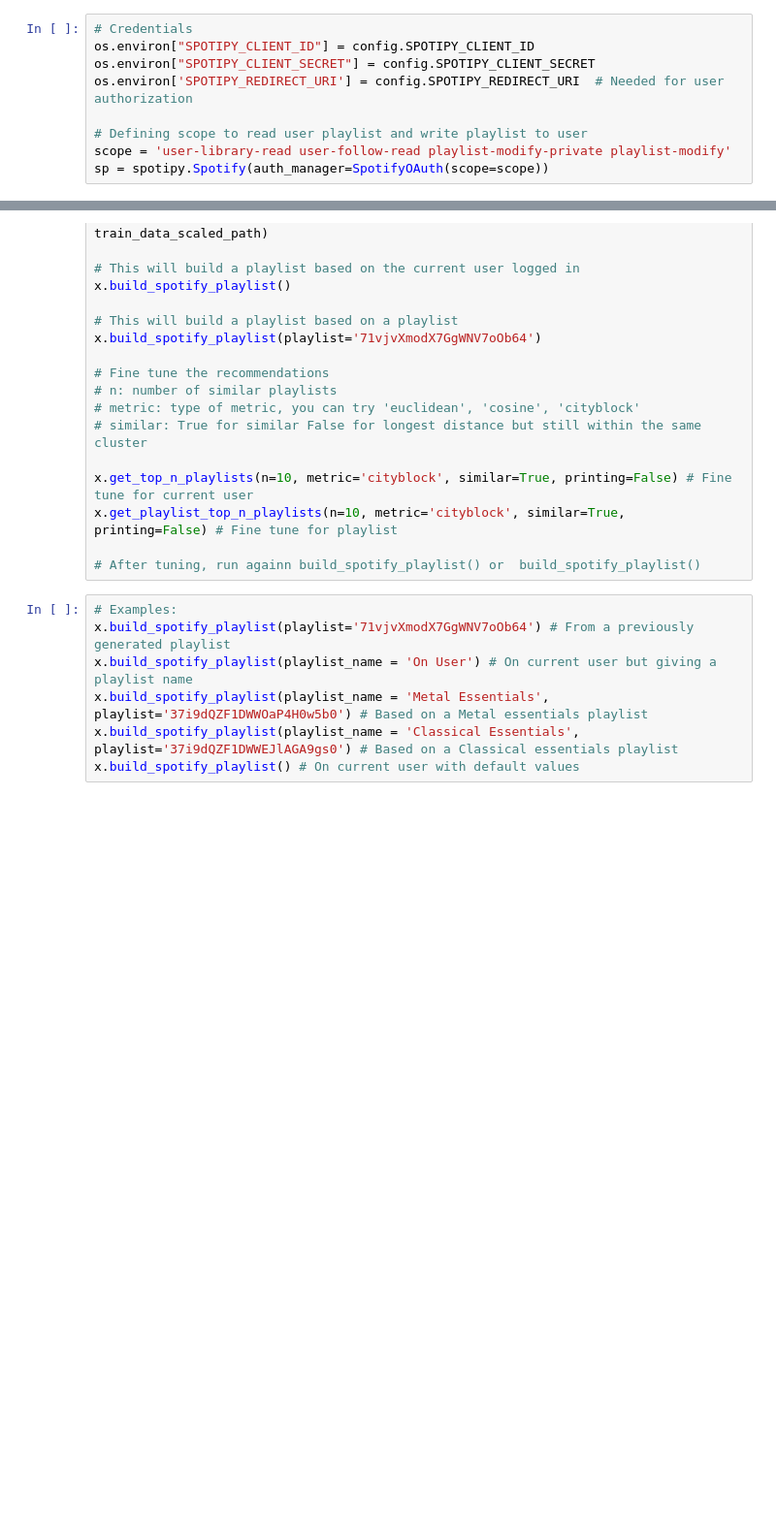
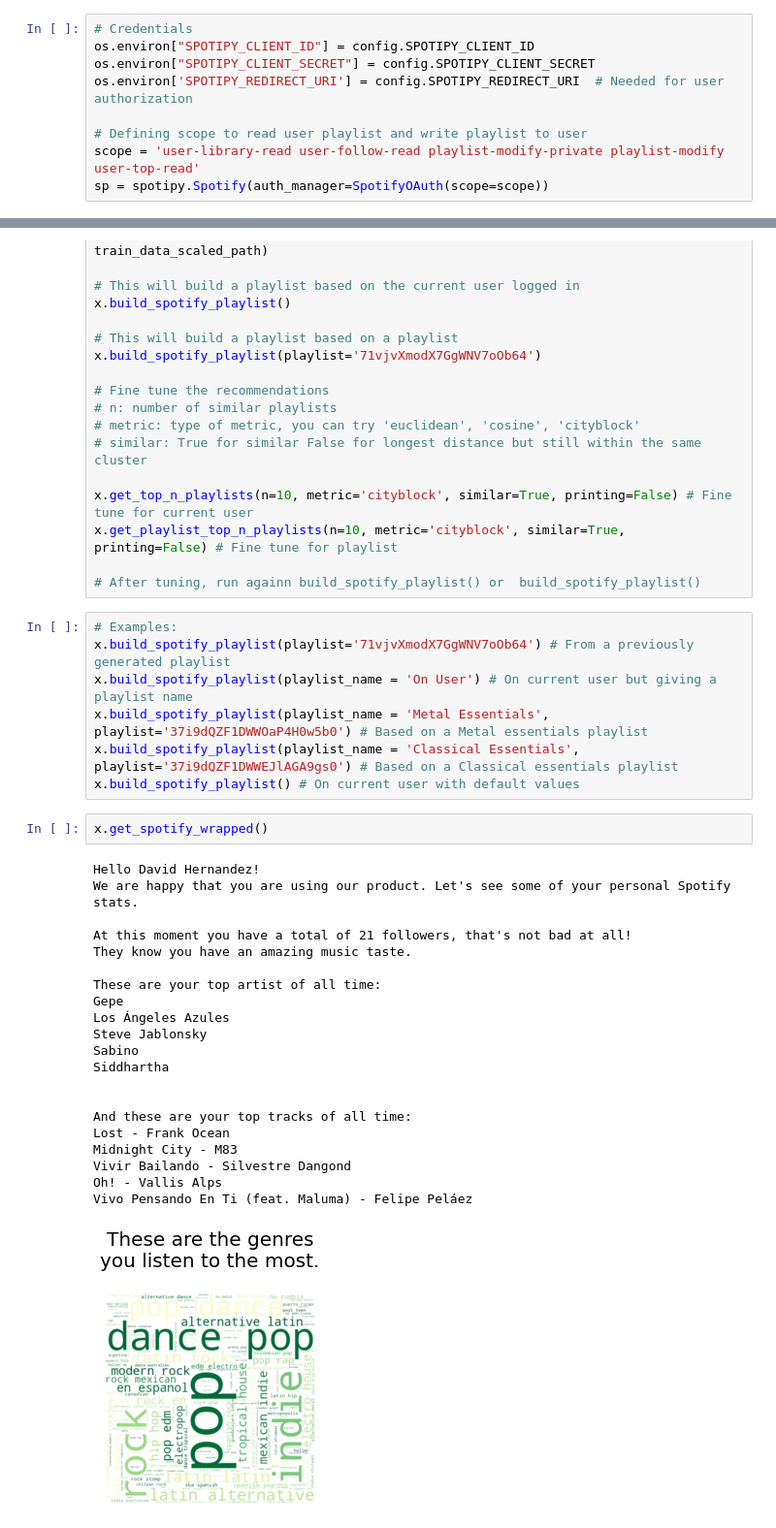
Before and after one commit to Dave-Hdz/MADS_Capstone, a Jupyter notebook: oauth.ipynb, the cells around one changed output, grey strips where cells are left out. Shown at 97% size. Saved outputs shown, nothing was run; the diff lists cells and outputs as text; blank space fills up the shorter version.

Commit message:
spotify wrapped added

```diff
--- a/oauth.ipynb
+++ b/oauth.ipynb
@@ -18,7 +23,7 @@ os.environ["SPOTIPY_CLIENT_SECRET"] = config.SPOTIPY_CLIENT_SECRET
 os.environ['SPOTIPY_REDIRECT_URI'] = config.SPOTIPY_REDIRECT_URI  # Needed for user authorization
 
 # Defining scope to read user playlist and write playlist to user
-scope = 'user-library-read user-follow-read playlist-modify-private playlist-modify'
+scope = 'user-library-read user-follow-read playlist-modify-private playlist-modify user-top-read'
 sp = spotipy.Spotify(auth_manager=SpotifyOAuth(scope=scope))
 # %%
 # Pickled models
@@ -434,3 +503,27 @@ x.build_spotify_playlist(playlist_name = 'On User') # On current user but giving
 x.build_spotify_playlist(playlist_name = 'Metal Essentials', playlist='37i9dQZF1DWWOaP4H0w5b0') # Based on a Metal essentials playlist
 x.build_spotify_playlist(playlist_name = 'Classical Essentials', playlist='37i9dQZF1DWWEJlAGA9gs0') # Based on a Classical essentials playlist
 x.build_spotify_playlist() # On current user with default values
+# %%
+x.get_spotify_wrapped()
+# %% [output]
+Hello David Hernandez!
+We are happy that you are using our product. Let's see some of your personal Spotify stats.
+
+At this moment you have a total of 21 followers, that's not bad at all!
+They know you have an amazing music taste.
+
+These are your top artist of all time:
+Gepe
+Los Ángeles Azules
+Steve Jablonsky
+Sabino
+Siddhartha
+
+
+And these are your top tracks of all time:
+Lost - Frank Ocean
+Midnight City - M83
+Vivir Bailando - Silvestre Dangond
+Oh! - Vallis Alps
+Vivo Pensando En Ti (feat. Maluma) - Felipe Peláez
+[figure, added]
```
Also changed, not shown: parts of 2 cells of this notebook.
